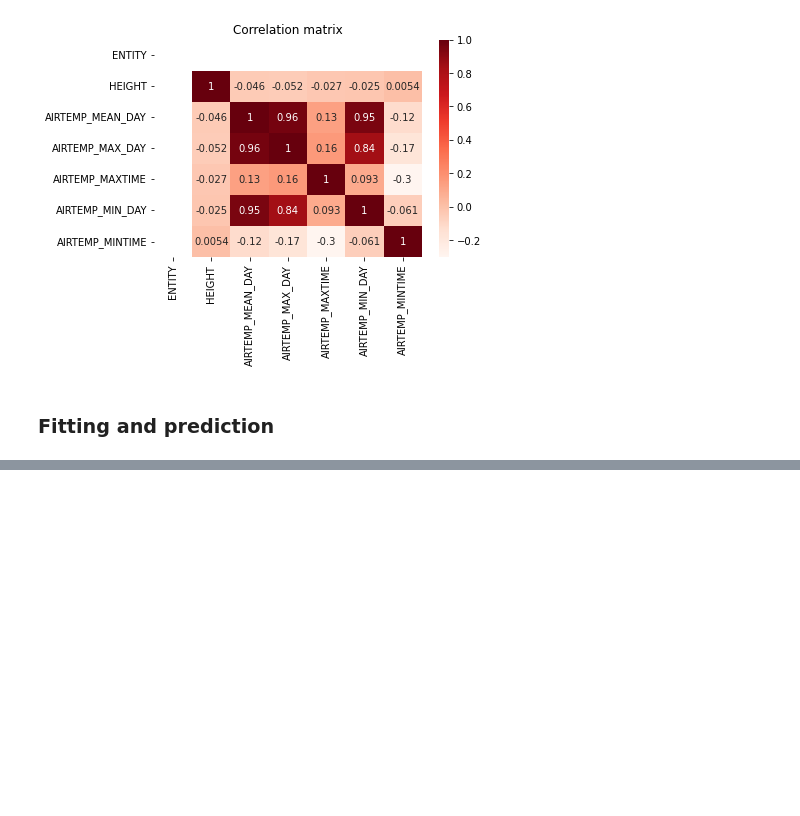
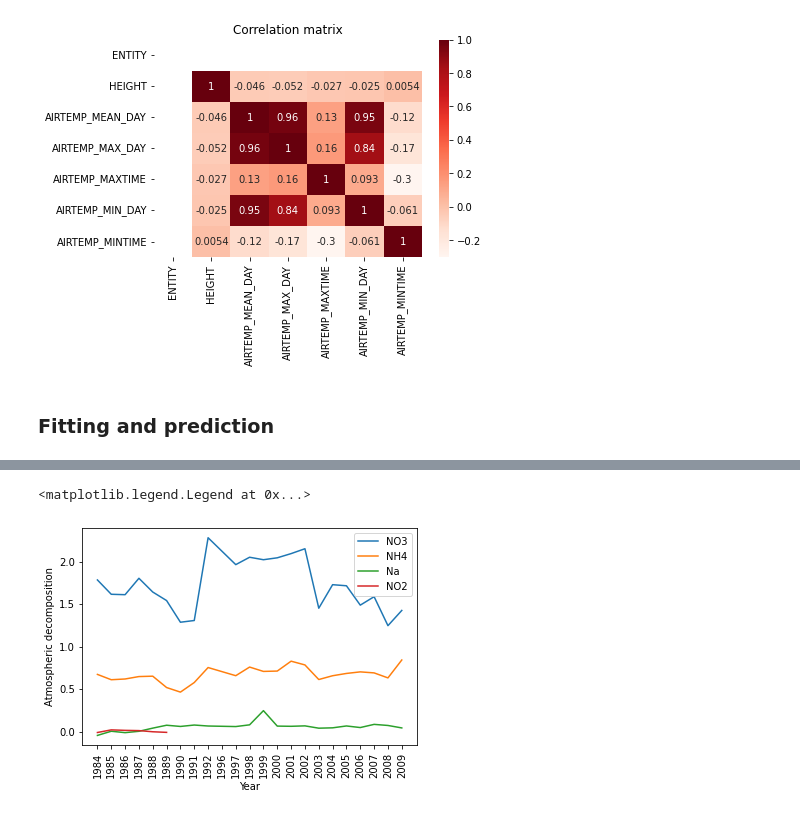
Before and after one commit to Mariuble/ucberkeley_biodiversity, a Jupyter notebook: decomposition.ipynb, the cells around one changed output, grey strips where cells are left out. Saved outputs shown, nothing was run; the diff lists cells and outputs as text; code cells hidden in the pictures; blank space fills up the shorter version.

```diff
--- a/decomposition.ipynb
+++ b/decomposition.ipynb
@@ -100,0 +132,11 @@ Text(0.5, 1.0, 'Correlation matrix')
+# %%
+ax = sns.lineplot(data=atmos, x='Year', y='NO3', errorbar=None)
+sns.lineplot(data=atmos, x='Year', y='NH4', errorbar=None, ax=ax)
+sns.lineplot(data=atmos, x='Year', y='Na', errorbar=None, ax=ax)
+sns.lineplot(data=atmos, x='Year', y='NO2', errorbar=None, ax=ax)
+plt.ylabel('Atmospheric decomposition')
+ax.tick_params(axis='x', rotation=90)
+ax.legend(['NO3', 'NH4', 'Na', 'NO2'])
+# %% [output]
+<matplotlib.legend.Legend at 0x...>
+[figure, added]
```
Also changed, not shown: parts of 4 cells of this notebook.
